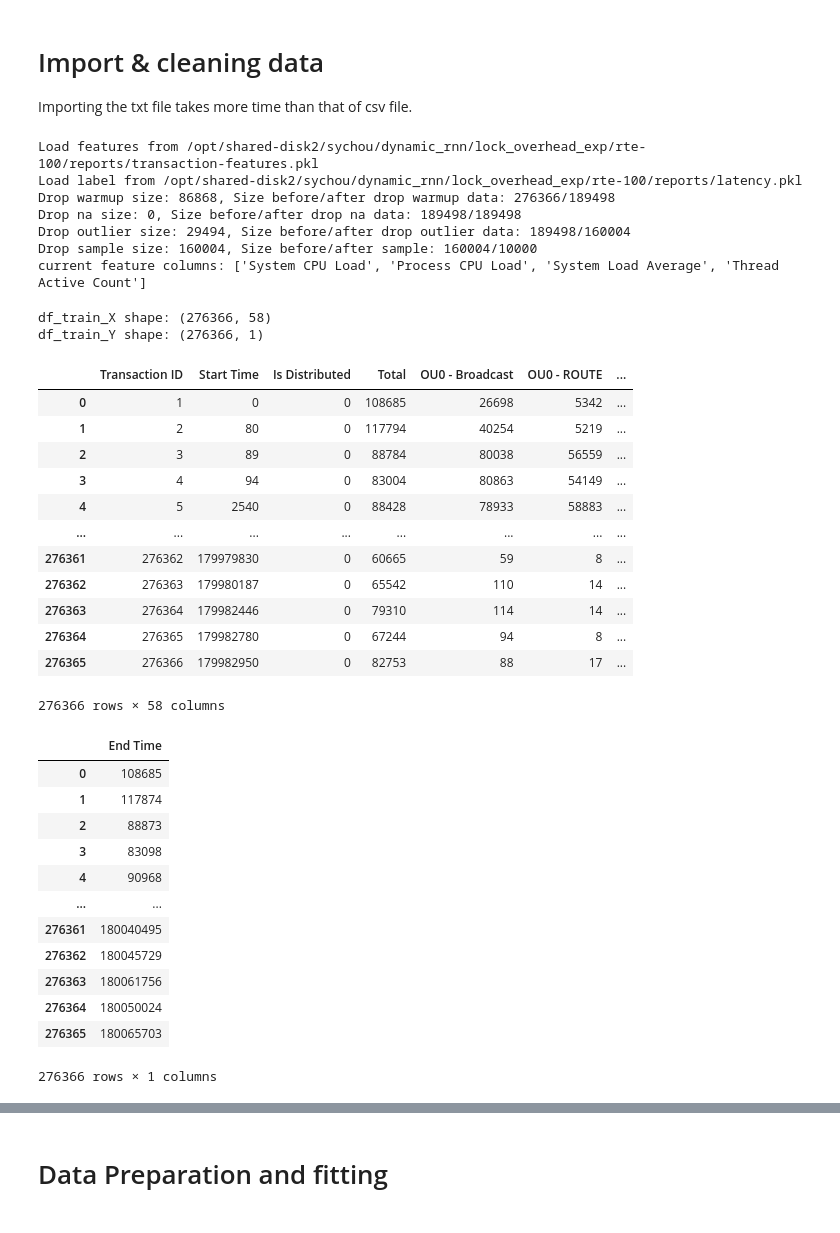
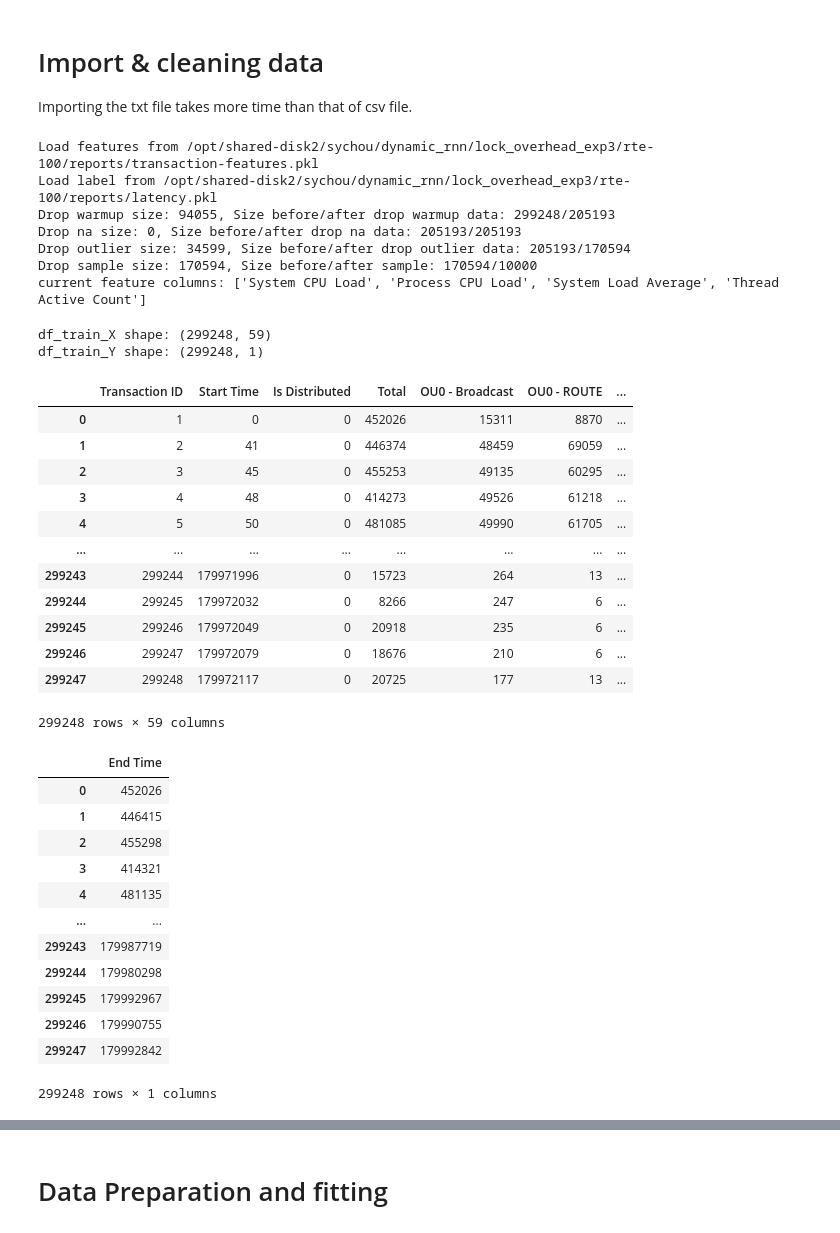
Before and after one commit to Database-Project-2021/dynamicRNN, a Jupyter notebook: Real_Data_Dynamic_RNN_.ipynb, the cells around one changed output, grey strips where cells are left out. Cells and saved outputs as stored; diff of their text form; code cells hidden in the pictures.

```diff
--- a/Real_Data_Dynamic_RNN_.ipynb
+++ b/Real_Data_Dynamic_RNN_.ipynb
@@ -72,14 +72,14 @@ def get_df(dataset_path: Union[str, list]):
     return df_list
 # %%
 # df_list = get_df(dataset_path=['dataset/mmt-rte-45-server-1-no-dist-tx/training-data'])
-df_list = get_df(dataset_path=['/opt/shared-disk2/sychou/dynamic_rnn/lock_overhead_exp/rte-100/reports'])
+df_list = get_df(dataset_path=['/opt/shared-disk2/sychou/dynamic_rnn/lock_overhead_exp3/rte-100/reports'])
 # %% [output]
-Load features from /opt/shared-disk2/sychou/dynamic_rnn/lock_overhead_exp/rte-100/reports/transaction-features.pkl
-Load label from /opt/shared-disk2/sychou/dynamic_rnn/lock_overhead_exp/rte-100/reports/latency.pkl
-Drop warmup size: 86868, Size before/after drop warmup data: 276366/189498
-Drop na size: 0, Size before/after drop na data: 189498/189498
-Drop outlier size: 29494, Size before/after drop outlier data: 189498/160004
-Drop sample size: 160004, Size before/after sample: 160004/10000
+Load features from /opt/shared-disk2/sychou/dynamic_rnn/lock_overhead_exp3/rte-100/reports/transaction-features.pkl
+Load label from /opt/shared-disk2/sychou/dynamic_rnn/lock_overhead_exp3/rte-100/reports/latency.pkl
+Drop warmup size: 94055, Size before/after drop warmup data: 299248/205193
+Drop na size: 0, Size before/after drop na data: 205193/205193
+Drop outlier size: 34599, Size before/after drop outlier data: 205193/170594
+Drop sample size: 170594, Size before/after sample: 170594/10000
 current feature columns: ['System CPU Load', 'Process CPU Load', 'System Load Average', 'Thread Active Count']
 # %%
 def fix_NaN(df):
@@ -138,36 +191,39 @@ def make_dataset(df_features, df_latencies, dict_depend):
 # %%
-df_train_X, df_train_Y = make_dataset(df_features=df_list[0][0], df_latencies=df_list[0][1], dict_depend=df_list[0][2])
+df_train_X, df_train_Y = make_dataset(df_features=df_list[0][0],
+                                      df_latencies=df_list[0][1],
+                                      dict_depend=df_list[0][2],
+                                      is_recompute_overhead_ou3=False)
 
 print(f"df_train_X shape: {df_train_X.shape}")
 print(f"df_train_Y shape: {df_train_Y.shape}")
 display(df_train_X)
 display(df_train_Y)
 # %% [output]
-df_train_X shape: (276366, 58)
-df_train_Y shape: (276366, 1)
+df_train_X shape: (299248, 59)
+df_train_Y shape: (299248, 1)
 |  | Transaction ID | Start Time | Is Distributed | Total | OU0 - Broadcast | OU0 - ROUTE | ... |
-| 0 | 1 | 0 | 0 | 108685 | 26698 | 5342 | ... |
-| 1 | 2 | 80 | 0 | 117794 | 40254 | 5219 | ... |
-| 2 | 3 | 89 | 0 | 88784 | 80038 | 56559 | ... |
-| 3 | 4 | 94 | 0 | 83004 | 80863 | 54149 | ... |
-| 4 | 5 | 2540 | 0 | 88428 | 78933 | 58883 | ... |
+| 0 | 1 | 0 | 0 | 452026 | 15311 | 8870 | ... |
+| 1 | 2 | 41 | 0 | 446374 | 48459 | 69059 | ... |
+| 2 | 3 | 45 | 0 | 455253 | 49135 | 60295 | ... |
+| 3 | 4 | 48 | 0 | 414273 | 49526 | 61218 | ... |
+| 4 | 5 | 50 | 0 | 481085 | 49990 | 61705 | ... |
 | ... | ... | ... | ... | ... | ... | ... | ... |
-| 276361 | 276362 | 179979830 | 0 | 60665 | 59 | 8 | ... |
-| 276362 | 276363 | 179980187 | 0 | 65542 | 110 | 14 | ... |
-| 276363 | 276364 | 179982446 | 0 | 79310 | 114 | 14 | ... |
-| 276364 | 276365 | 179982780 | 0 | 67244 | 94 | 8 | ... |
-| 276365 | 276366 | 179982950 | 0 | 82753 | 88 | 17 | ... |
+| 299243 | 299244 | 179971996 | 0 | 15723 | 264 | 13 | ... |
+| 299244 | 299245 | 179972032 | 0 | 8266 | 247 | 6 | ... |
+| 299245 | 299246 | 179972049 | 0 | 20918 | 235 | 6 | ... |
+| 299246 | 299247 | 179972079 | 0 | 18676 | 210 | 6 | ... |
+| 299247 | 299248 | 179972117 | 0 | 20725 | 177 | 13 | ... |
-276366 rows × 58 columns
+299248 rows × 59 columns
 |  | End Time |
-| 0 | 108685 |
-| 1 | 117874 |
-| 2 | 88873 |
-| 3 | 83098 |
-| 4 | 90968 |
+| 0 | 452026 |
+| 1 | 446415 |
+| 2 | 455298 |
+| 3 | 414321 |
+| 4 | 481135 |
 | ... | ... |
-| 276361 | 180040495 |
-| 276362 | 180045729 |
-| 276363 | 180061756 |
-| 276364 | 180050024 |
-| 276365 | 180065703 |
+| 299243 | 179987719 |
+| 299244 | 179980298 |
+| 299245 | 179992967 |
+| 299246 | 179990755 |
+| 299247 | 179992842 |
-276366 rows × 1 columns
+299248 rows × 1 columns
```
Also changed, not shown: parts of 5 cells of this notebook, 6 other files.
